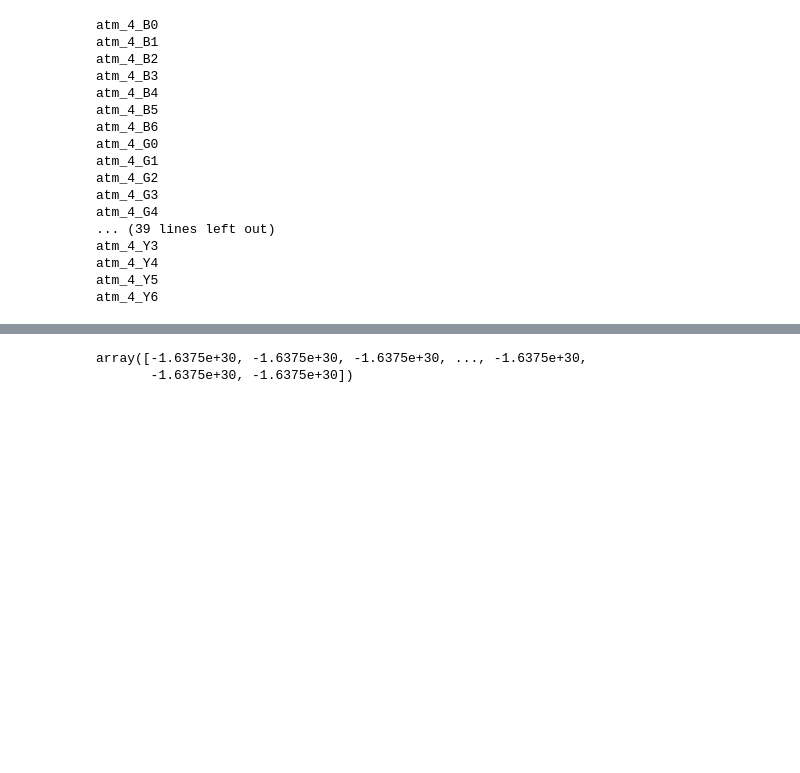
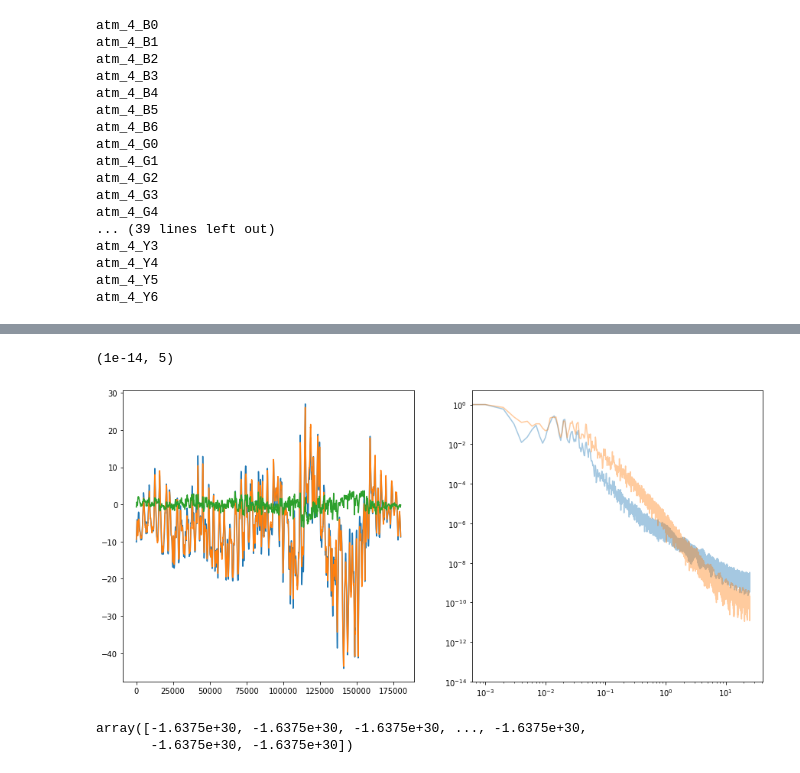
Before and after one commit to cmbgroundbased/cal, a Jupyter notebook: cookbook/Atmospheric_simulation_TOD.ipynb, the cells around one changed output, grey strips where cells are left out. Cells and saved outputs as stored; diff of their text form; code cells hidden in the pictures; blank space fills up the shorter version.

```diff
--- a/cookbook/Atmospheric_simulation_TOD.ipynb
+++ b/cookbook/Atmospheric_simulation_TOD.ipynb
@@ -525,3 +528,28 @@ for det in obs['tod'].local_dets:
+# %%
+tod1 = obs['tod'].cache.reference("atm_4_I0")/1e3
+tod2 = obs['tod'].cache.reference("atm_4_G2")/1e3
+
+plt.figure(figsize=(15,7))
+
+plt.subplot(121)
+plt.plot(tod1)
+plt.plot(tod2)
+plt.plot(tod1-tod2)
+
+plt.subplot(122)
+
+f, p = welch(tod1, fs=50, window='hann', nperseg=50000)
+f2, p2 = welch(tod2, fs=50, window='hann', nperseg=50000)
+f3, p3 = welch(tod1-tod2, fs=50, window='hann', nperseg=50000)
+
+plt.loglog(f, p/np.amax(p), alpha=0.4)
+
+plt.loglog(f3, p3/np.amax(p3), alpha=0.4)
+
+plt.ylim(1e-14,5)
+# %% [output]
+(1e-14, 5)
+[figure, added]
 # %%
 log = Logger.get()
 if comm.world_rank == 0 and verbose:
```
Also changed, not shown: parts of 8 cells of this notebook, 6 other files.
